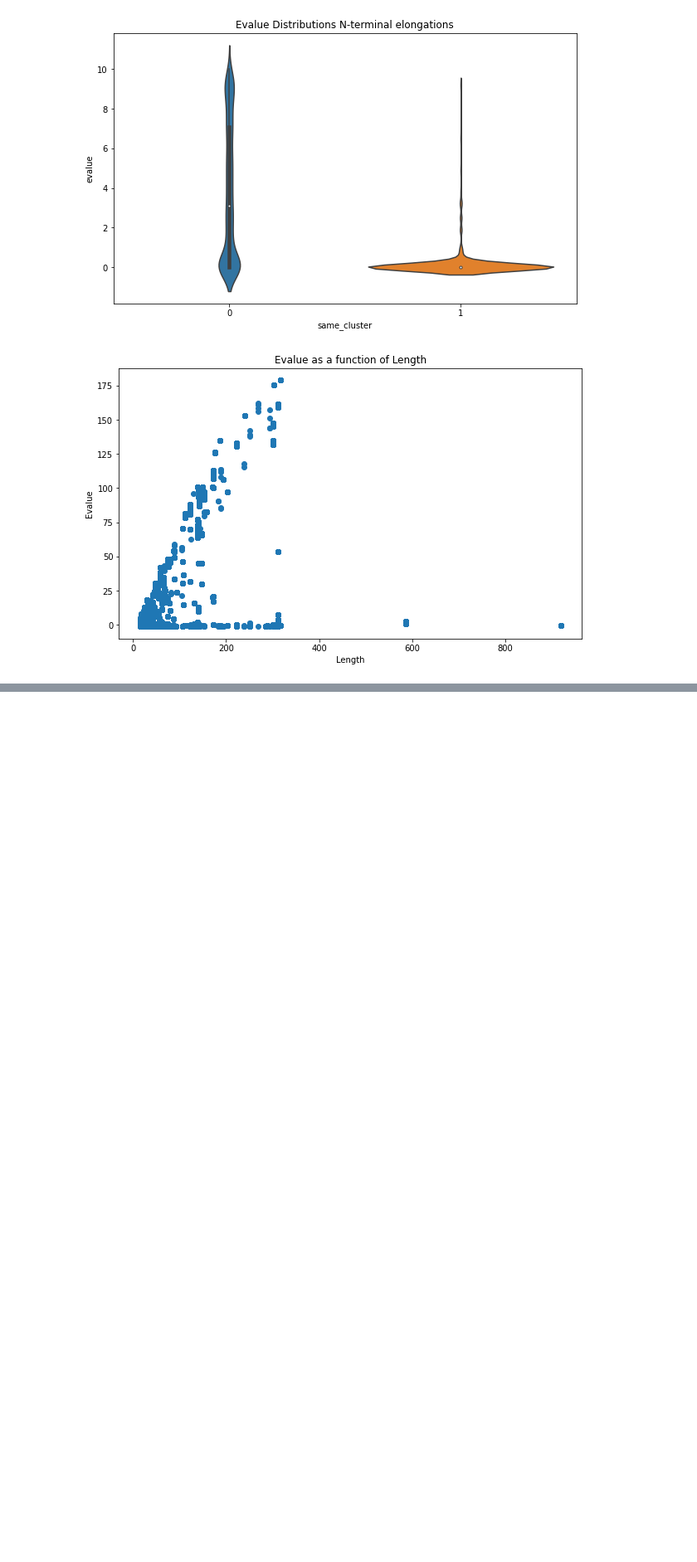
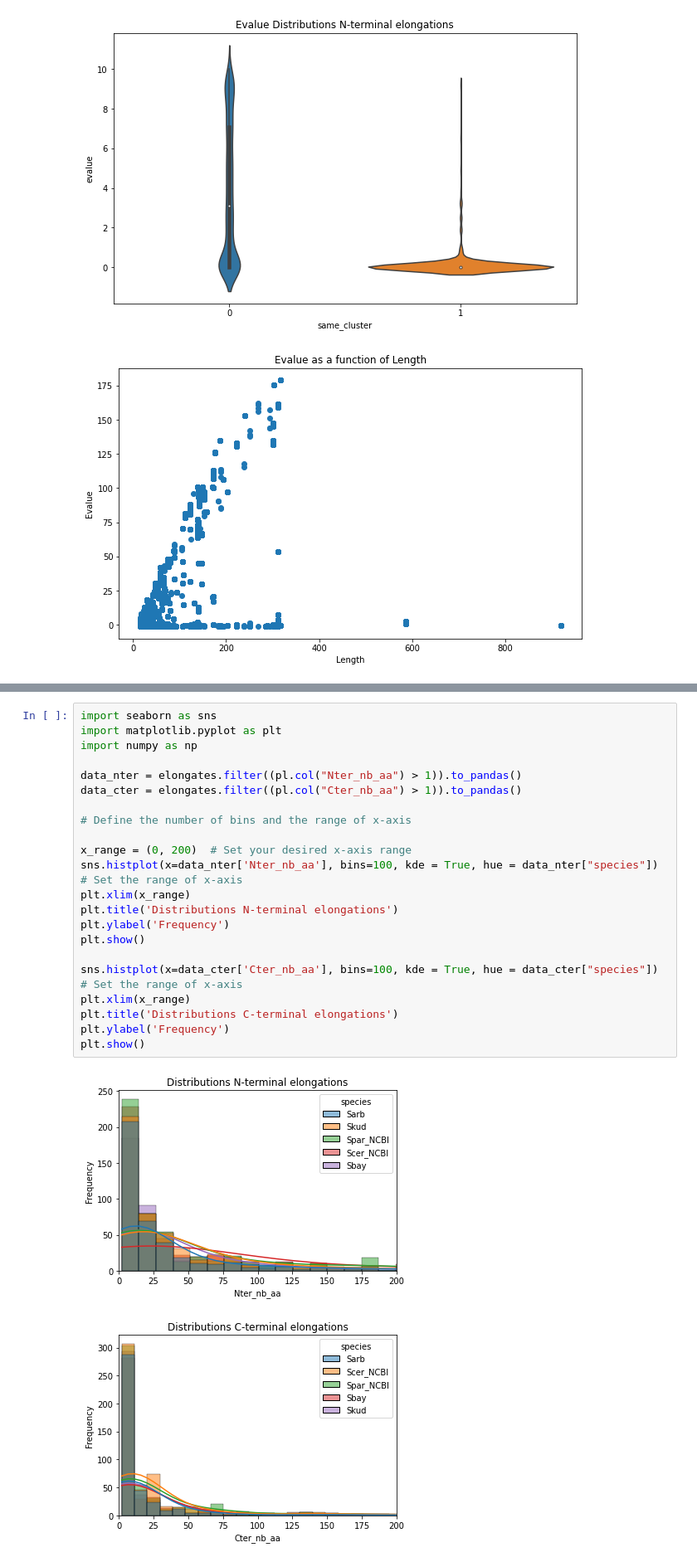
Before and after one commit to Sherman-1/Elongates, a Jupyter notebook: plots.ipynb, the cells around one changed output, grey strips where cells are left out. Shown at 83% size. Saved outputs shown, nothing was run; the diff lists cells and outputs as text; blank space fills up the shorter version.

```diff
--- a/plots.ipynb
+++ b/plots.ipynb
@@ -244,0 +266,27 @@ df_blast_nter.columns
+# %%
+import seaborn as sns
+import matplotlib.pyplot as plt
+import numpy as np
+
+data_nter = elongates.filter((pl.col("Nter_nb_aa") > 1)).to_pandas()
+data_cter = elongates.filter((pl.col("Cter_nb_aa") > 1)).to_pandas()
+
+# Define the number of bins and the range of x-axis
+
+x_range = (0, 200)  # Set your desired x-axis range
+sns.histplot(x=data_nter['Nter_nb_aa'], bins=100, kde = True, hue = data_nter["species"])
+# Set the range of x-axis
+plt.xlim(x_range)
+plt.title('Distributions N-terminal elongations')
+plt.ylabel('Frequency')
+plt.show()
+
+sns.histplot(x=data_cter['Cter_nb_aa'], bins=100, kde = True, hue = data_cter["species"])
+# Set the range of x-axis
+plt.xlim(x_range)
+plt.title('Distributions C-terminal elongations')
+plt.ylabel('Frequency')
+plt.show()
+# %% [output]
+[figure, added]
+[figure, added]
```
Also changed, not shown: parts of 2 cells of this notebook, 8 other files.
